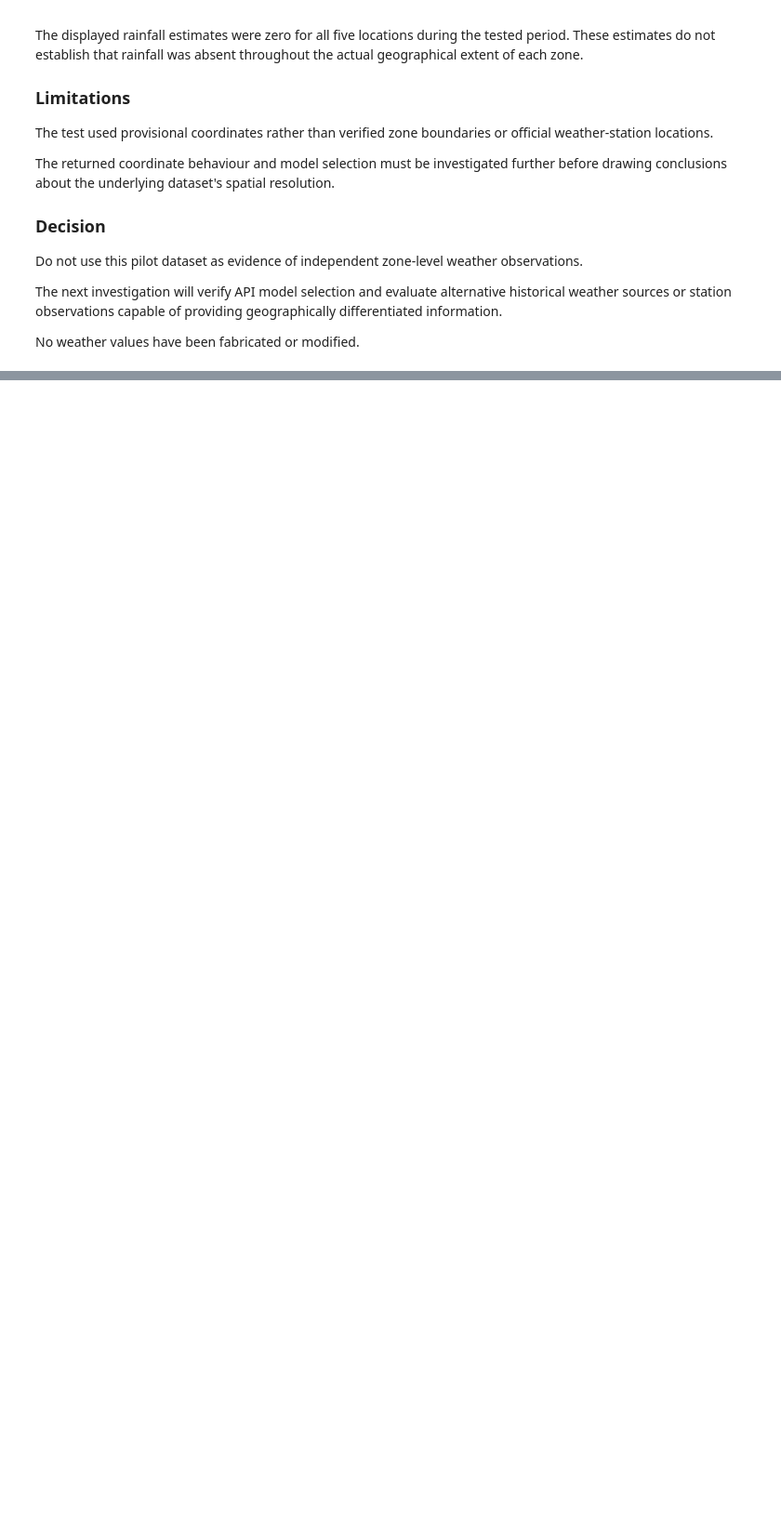
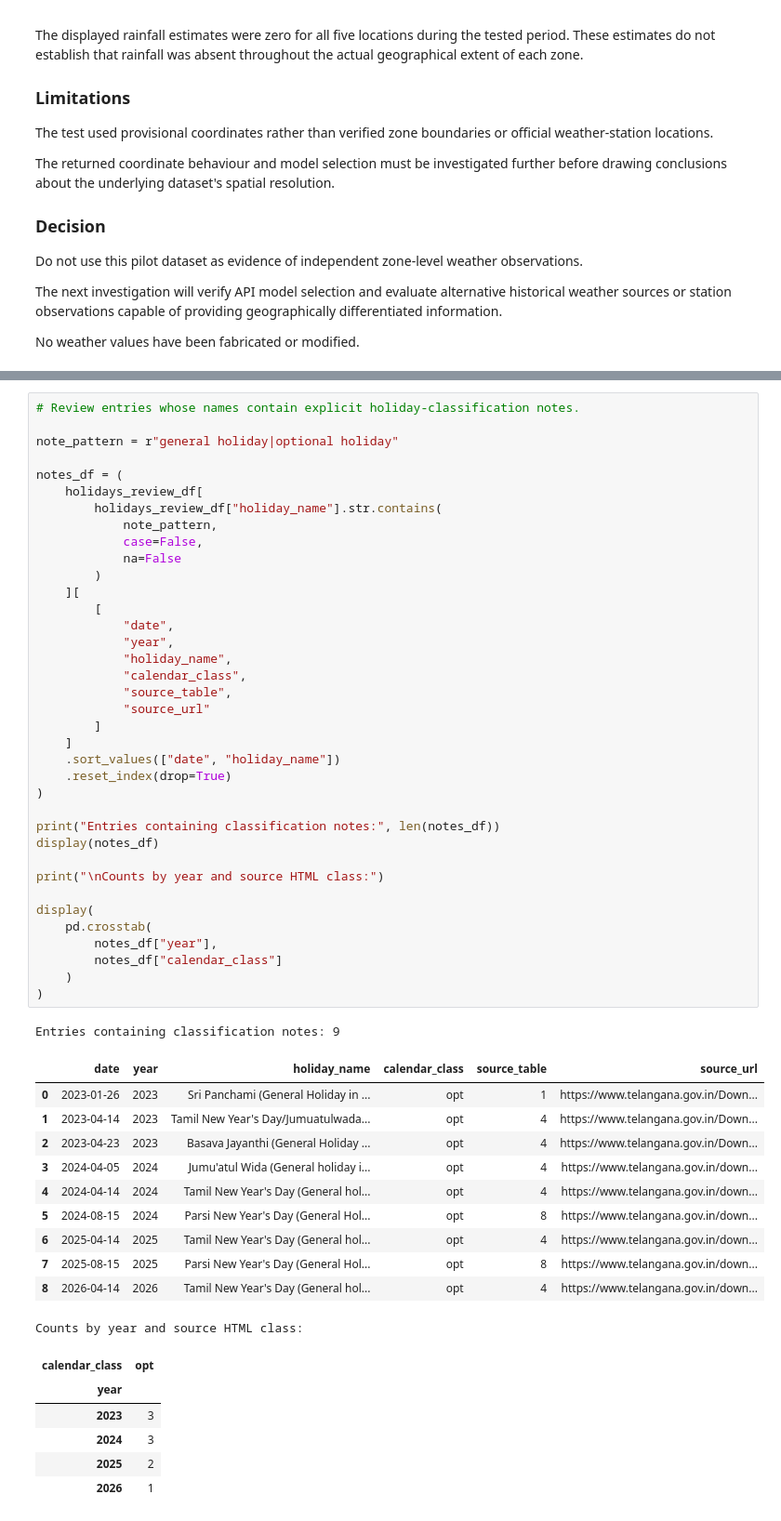
Before and after one commit to Venkatpotla33/AI-Enhanced-Hyperlocal-Food-Demand-Forecasting, a Jupyter notebook: notebooks/04_live_contextual_data_collection_and_integration.ipynb, the cells around one changed output, grey strips where cells are left out. Shown at 93% size. Saved outputs shown, nothing was run; the diff lists cells and outputs as text; blank space fills up the shorter version.

```diff
--- a/notebooks/04_live_contextual_data_collection_and_integration.ipynb
+++ b/notebooks/04_live_contextual_data_collection_and_integration.ipynb
@@ -4183,0 +7327,56 @@ No weather values have been fabricated or modified.
+# %%
+# Review entries whose names contain explicit holiday-classification notes.
+
+note_pattern = r"general holiday|optional holiday"
+
+notes_df = (
+    holidays_review_df[
+        holidays_review_df["holiday_name"].str.contains(
+            note_pattern,
+            case=False,
+            na=False
+        )
+    ][
+        [
+            "date",
+            "year",
+            "holiday_name",
+            "calendar_class",
+            "source_table",
+            "source_url"
+        ]
+    ]
+    .sort_values(["date", "holiday_name"])
+    .reset_index(drop=True)
+)
+
+print("Entries containing classification notes:", len(notes_df))
+display(notes_df)
+
+print("\nCounts by year and source HTML class:")
+
+display(
+    pd.crosstab(
+        notes_df["year"],
+        notes_df["calendar_class"]
+    )
+)
+# %% [output]
+Entries containing classification notes: 9
+|  | date | year | holiday_name | calendar_class | source_table | source_url |
+| 0 | 2023-01-26 | 2023 | Sri Panchami (General Holiday in ... | opt | 1 | https://www.telangana.gov.in/Down... |
+| 1 | 2023-04-14 | 2023 | Tamil New Year's Day/Jumuatulwada... | opt | 4 | https://www.telangana.gov.in/Down... |
+| 2 | 2023-04-23 | 2023 | Basava Jayanthi (General Holiday ... | opt | 4 | https://www.telangana.gov.in/Down... |
+| 3 | 2024-04-05 | 2024 | Jumu'atul Wida (General holiday i... | opt | 4 | https://www.telangana.gov.in/down... |
+| 4 | 2024-04-14 | 2024 | Tamil New Year's Day (General hol... | opt | 4 | https://www.telangana.gov.in/down... |
+| 5 | 2024-08-15 | 2024 | Parsi New Year's Day (General Hol... | opt | 8 | https://www.telangana.gov.in/down... |
+| 6 | 2025-04-14 | 2025 | Tamil New Year's Day (General hol... | opt | 4 | https://www.telangana.gov.in/down... |
+| 7 | 2025-08-15 | 2025 | Parsi New Year's Day (General Hol... | opt | 8 | https://www.telangana.gov.in/down... |
+| 8 | 2026-04-14 | 2026 | Tamil New Year's Day (General hol... | opt | 4 | https://www.telangana.gov.in/down... |
+Counts by year and source HTML class:
+| calendar_class | opt |
+| year |  |
+| 2023 | 3 |
+| 2024 | 3 |
+| 2025 | 2 |
+| 2026 | 1 |
```
Also changed, not shown: parts of 37 cells of this notebook, 3 other files.
